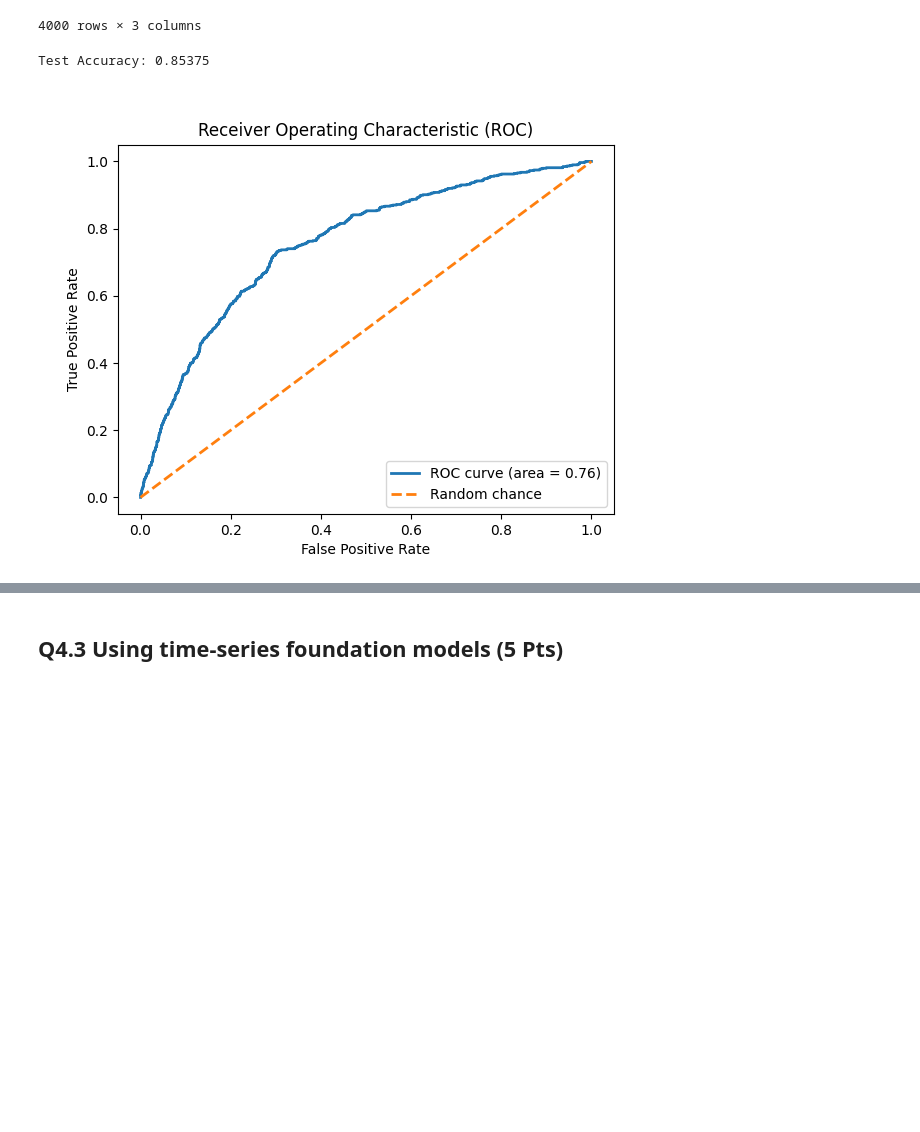
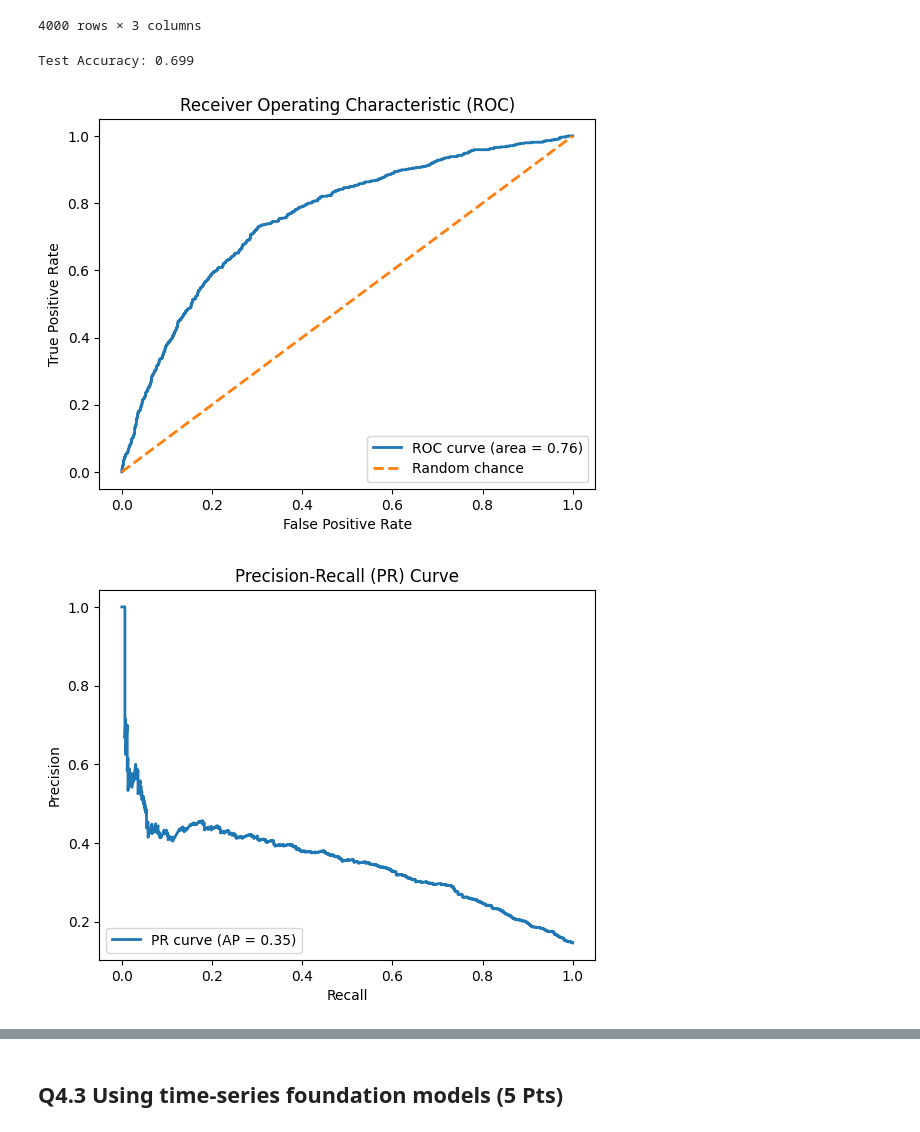
Before and after one commit to gardonig/hcml_projects, a Jupyter notebook: task_1/foundation_models.ipynb, the cells around one changed output, grey strips where cells are left out. Drawn from its saved outputs; the diff is of its cells as text; code cells hidden in the pictures; blank space fills up the shorter version.

```diff
--- a/task_1/foundation_models.ipynb
+++ b/task_1/foundation_models.ipynb
@@ -341,7 +354,7 @@ def compute_bun_creatinine_ratio(row):
     return row['BUN'] / row['Creatinine'] if row['Creatinine'] > 0 else None
 # %%
 print(os.getcwd())
-raw_val = pd.read_csv('hcml_projects/task_1/dataframes/raw_val.csv')
+raw_val = pd.read_csv('dataframes/raw_val.csv')
 raw_val.groupby('PatientID')
 patientID = raw_val["PatientID"][0]
 print(patientID)
@@ -658,8 +689,8 @@ def extractDF(csv_file, outcomes_file):
     finalDF = pd.merge(finalDF, outcomesDF, on='PatientID', suffixes=('_pred', '_true'))
     return finalDF, raw
 # %%
-trainPatientsDF = extractDF('hcml_projects/task_1/dataframes/raw_train.csv', 'ml4h_data/p1/Outcomes-a.txt')[0]
-testPatientsDF = extractDF('hcml_projects/task_1/dataframes/raw_test.csv', 'ml4h_data/p1/Outcomes-c.txt')[0]
+trainPatientsDF = extractDF('dataframes/raw_train.csv', 'ml4h_data/p1/Outcomes-a.txt')[0]
+testPatientsDF = extractDF('dataframes/raw_test.csv', 'ml4h_data/p1/Outcomes-c.txt')[0]
 
-# trainEmbeddingsDF = extractEmbeddings(trainPatientsDF, len(trainPatientsDF))
-# testEmbeddingsDF = extractEmbeddings(testPatientsDF, len(testPatientsDF))
+trainEmbeddingsDF = extractEmbeddings(trainPatientsDF, len(trainPatientsDF))
+testEmbeddingsDF = extractEmbeddings(testPatientsDF, len(testPatientsDF))
@@ -694,36 +743,52 @@ from sklearn.metrics import roc_curve, auc
 X_train = np.array([np.array(x) for x in trainDF['Embedding']])
 X_test = np.array([np.array(x) for x in testDF['Embedding']])
 y_train = trainDF['Death'].values
 y_test = testDF['Death'].values
 
-model = LogisticRegression(max_iter=1000, solver='lbfgs')  # increase max_iter if needed
+model = LogisticRegression(max_iter=1000, class_weight="balanced")  # increase max_iter if needed
 model.fit(X_train, y_train)
 
 # Evaluate the model on the test set
 y_pred = model.predict(X_test)
 accuracy = accuracy_score(y_test, y_pred)
 print("Test Accuracy:", accuracy)
 
 y_pred_proba = model.predict_proba(X_test)[:, 1]
 
 # Compute the false positive rate, true positive rate, and thresholds
 fpr, tpr, thresholds = roc_curve(y_test, y_pred_proba)
 roc_auc = auc(fpr, tpr)
 
 # Plot the ROC curve using matplotlib
 import matplotlib.pyplot as plt
 
 plt.figure()
 plt.plot(fpr, tpr, lw=2, label='ROC curve (area = {:.2f})'.format(roc_auc))
 plt.plot([0, 1], [0, 1], lw=2, linestyle='--', label='Random chance')
 plt.xlabel('False Positive Rate')
 plt.ylabel('True Positive Rate')
 plt.title('Receiver Operating Characteristic (ROC)')
 plt.legend(loc='lower right')
 plt.show()
+
+from sklearn.metrics import precision_recall_curve, average_precision_score
+
+# Compute precision-recall pairs and average precision score
+precision, recall, pr_thresholds = precision_recall_curve(y_test, y_pred_proba)
+ap = average_precision_score(y_test, y_pred_proba)
+
+# Plot the Precision-Recall curve
+plt.figure()
+plt.plot(recall, precision, lw=2, label='PR curve (AP = {:.2f})'.format(ap))
+plt.xlabel('Recall')
+plt.ylabel('Precision')
+plt.title('Precision-Recall (PR) Curve')
+plt.legend(loc='lower left')
+plt.show()
 # %% [output]
-Test Accuracy: 0.85375
+Test Accuracy: 0.699
-[figure, old version]
+[figure, new version]
+[figure, added]
 # %%
 from sklearn.manifold import TSNE
 
```
Also changed, not shown: parts of 24 cells of this notebook.
